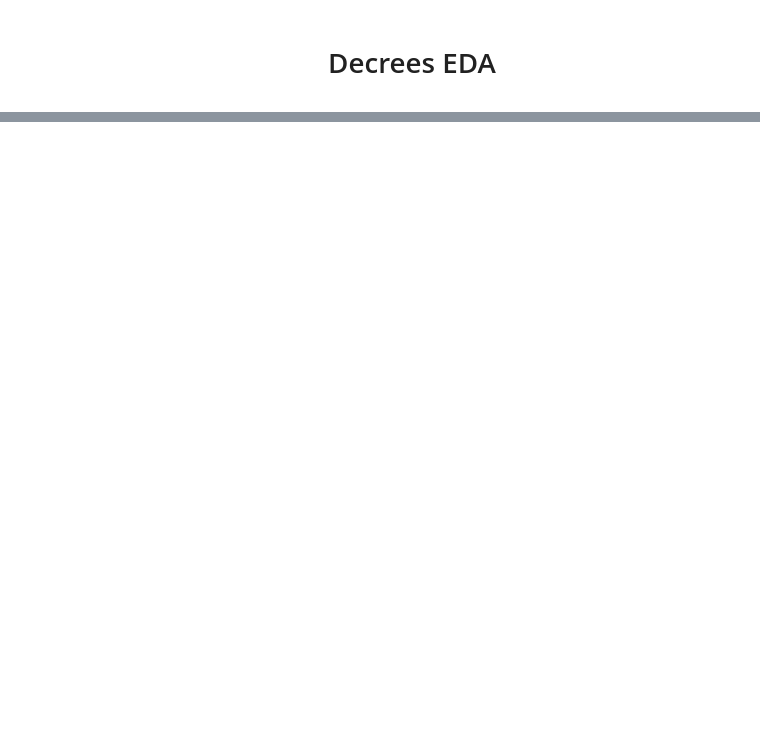
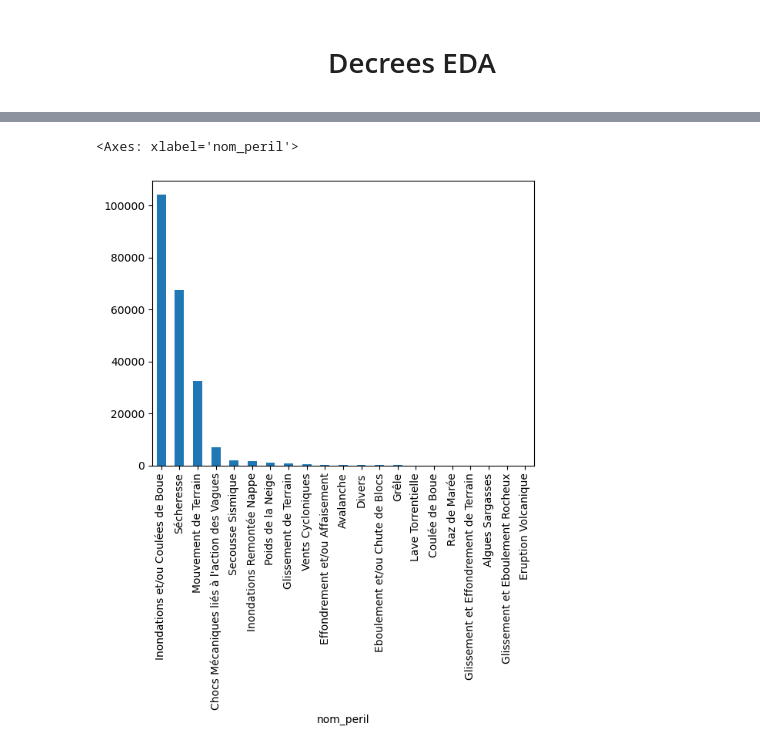
Before and after one commit to yrahan/catnat, a Jupyter notebook: notebooks/1_data_preparation/02_decrees_eda.ipynb, the cells around one changed output, grey strips where cells are left out. Cells and saved outputs as stored; diff of their text form; code cells hidden in the pictures; blank space fills up the shorter version.

Commit message:
explore disaster types and their count.

```diff
--- a/notebooks/1_data_preparation/02_decrees_eda.ipynb
+++ b/notebooks/1_data_preparation/02_decrees_eda.ipynb
@@ -30,0 +134,5 @@ df.head()
+# %%
+min_year_event =  1990
+max_year_event = 2022
+# %%
+df = df[(df['debut_evenement'].dt.year >= min_year_event) & (df['debut_evenement'].dt.year <= max_year_event)]
@@ -30,0 +150,2 @@ df.head()
+# %%
+df['event_year'] = df['debut_evenement'].dt.year
@@ -30,0 +163,2 @@ df.head()
+# %%
+df[['nom_peril', 'code_peril']].drop_duplicates(inplace=False)
@@ -30,0 +203,5 @@ df.head()
+# %%
+df['nom_peril'].value_counts().plot(kind='bar')
+# %% [output]
+<Axes: xlabel='nom_peril'>
+[figure, added]
```
Also changed, not shown: parts of 36 cells of this notebook.
